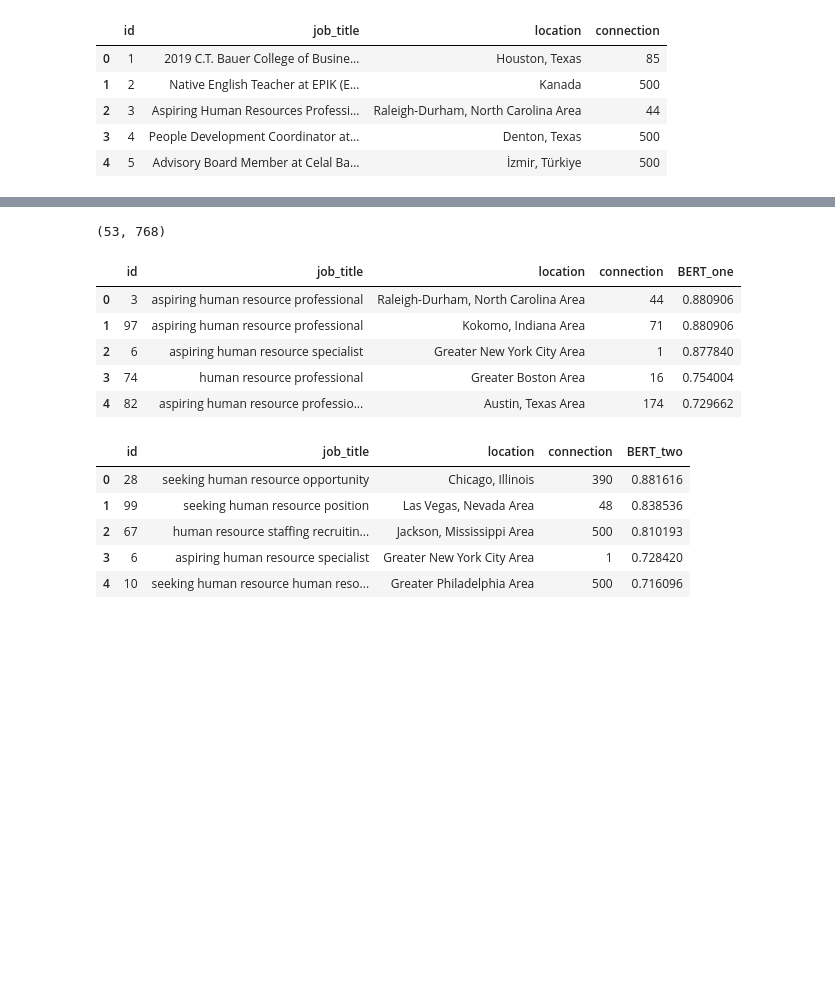
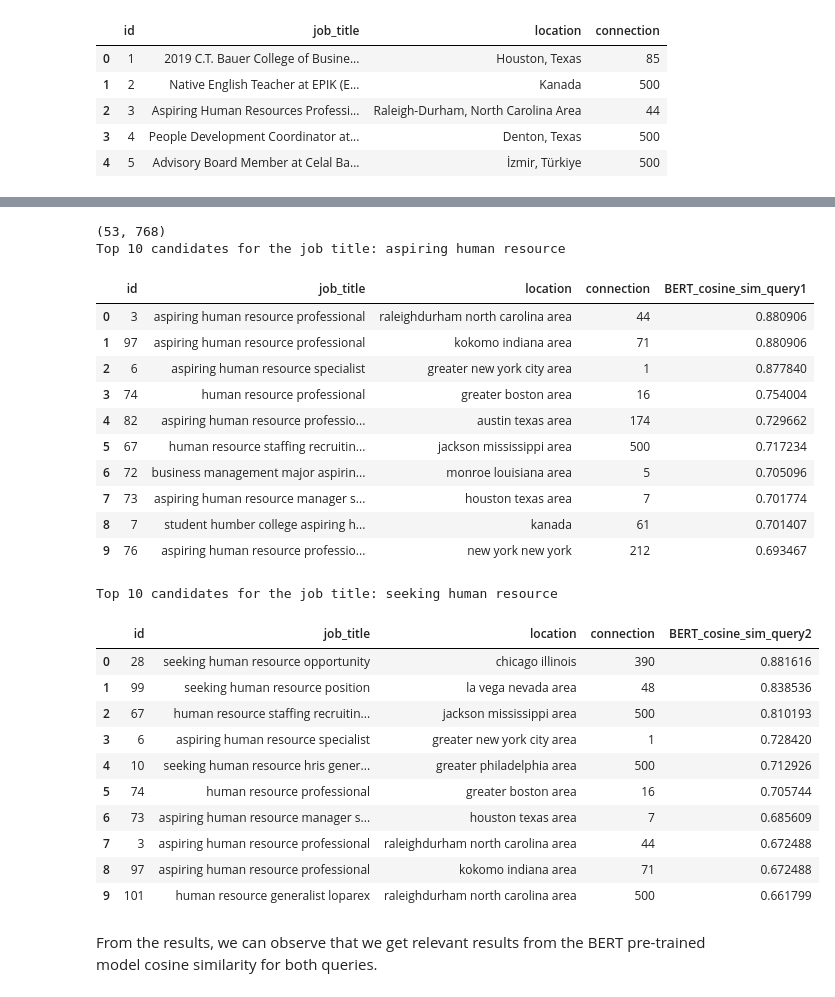
Before and after one commit to sudarshanng7/oSD8VE4tiyrrxCdC, a Jupyter notebook: potential-candidates.ipynb, the cells around one changed output, grey strips where cells are left out. Saved outputs shown, nothing was run; the diff lists cells and outputs as text; code cells hidden in the pictures; blank space fills up the shorter version.

```diff
--- a/potential-candidates.ipynb
+++ b/potential-candidates.ipynb
@@ -55,0 +187,14 @@ df.head()
+# %%
+df['location'] = pre_processing(df['location'])
+print("Total Unique locations: ", len(df.location.value_counts()))
+
+# Top 10 locations
+plt.figure(figsize=(10, 5))
+plt.bar(df.location.value_counts().index[: 10], df.location.value_counts()[: 10])
+plt.xticks(rotation=90)
+plt.title("Top 10 locations")
+plt.xlabel("Locations")
+plt.ylabel("Frequency")
+plt.show()
+
+generate_word_cloud(df['location'])
@@ -56,6 +253,11 @@ df.head()
 # %%
 df = df[~df.drop(["id"], axis=1).duplicated()]
 df.reset_index(inplace=True, drop=True)
-print(df.shape)
-df.head()
+print("Dataset Shape: ", df.shape)
+display(df.head())
+
+phrase_one = clean_phrase("Aspiring human resources")
+print("Pre-processed query1: ", phrase_one)
+phrase_two = clean_phrase("Seeking human resources")
+print("Pre-processed query2: ", phrase_two)
 # %% [output]
@@ -191,28 +355,44 @@ check_similarity("tf_idf_two", tf_idf_embeddings, X_search_two)
 # %%
 # BERT Model
 
 s_embedder = SentenceTransformer('all-mpnet-base-v2')
 # s_embedder = SentenceTransformer('bert-base-nli-mean-tokens')
 bert_embeddings = s_embedder.encode(df.job_title)
 
 print(bert_embeddings.shape)
 
 X_search_one = s_embedder.encode(phrase_one)
 X_search_two = s_embedder.encode(phrase_two)
 
-check_similarity("BERT_one", bert_embeddings, X_search_one)
-check_similarity("BERT_two", bert_embeddings, X_search_two)
+print("Top 10 candidates for the job title:", phrase_one)
+bert_similarity_query1 = check_similarity("BERT_cosine_sim_query1", bert_embeddings, X_search_one)
+print("Top 10 candidates for the job title:", phrase_two)
+bert_similarity_query2 = check_similarity("BERT_cosine_sim_query2", bert_embeddings, X_search_two)
 # %% [output]
 (53, 768)
+Top 10 candidates for the job title: aspiring human resource
-|  | id | job_title | location | connection | BERT_one |
-| 0 | 3 | aspiring human resource professional | Raleigh-Durham, North Carolina Area | 44 | 0.880906 |
-| 1 | 97 | aspiring human resource professional | Kokomo, Indiana Area | 71 | 0.880906 |
-| 2 | 6 | aspiring human resource specialist | Greater New York City Area | 1 | 0.877840 |
-| 3 | 74 | human resource professional | Greater Boston Area | 16 | 0.754004 |
-| 4 | 82 | aspiring human resource professio... | Austin, Texas Area | 174 | 0.729662 |
+|  | id | job_title | location | connection | BERT_cosine_sim_query1 |
+| 0 | 3 | aspiring human resource professional | raleighdurham north carolina area | 44 | 0.880906 |
+| 1 | 97 | aspiring human resource professional | kokomo indiana area | 71 | 0.880906 |
+| 2 | 6 | aspiring human resource specialist | greater new york city area | 1 | 0.877840 |
+| 3 | 74 | human resource professional | greater boston area | 16 | 0.754004 |
+| 4 | 82 | aspiring human resource professio... | austin texas area | 174 | 0.729662 |
+| 5 | 67 | human resource staffing recruitin... | jackson mississippi area | 500 | 0.717234 |
+| 6 | 72 | business management major aspirin... | monroe louisiana area | 5 | 0.705096 |
+| 7 | 73 | aspiring human resource manager s... | houston texas area | 7 | 0.701774 |
+| 8 | 7 | student humber college aspiring h... | kanada | 61 | 0.701407 |
+| 9 | 76 | aspiring human resource professio... | new york new york | 212 | 0.693467 |
+Top 10 candidates for the job title: seeking human resource
-|  | id | job_title | location | connection | BERT_two |
-| 0 | 28 | seeking human resource opportunity | Chicago, Illinois | 390 | 0.881616 |
-| 1 | 99 | seeking human resource position | Las Vegas, Nevada Area | 48 | 0.838536 |
-| 2 | 67 | human resource staffing recruitin... | Jackson, Mississippi Area | 500 | 0.810193 |
-| 3 | 6 | aspiring human resource specialist | Greater New York City Area | 1 | 0.728420 |
-| 4 | 10 | seeking human resource human reso... | Greater Philadelphia Area | 500 | 0.716096 |
+|  | id | job_title | location | connection | BERT_cosine_sim_query2 |
+| 0 | 28 | seeking human resource opportunity | chicago illinois | 390 | 0.881616 |
+| 1 | 99 | seeking human resource position | la vega nevada area | 48 | 0.838536 |
+| 2 | 67 | human resource staffing recruitin... | jackson mississippi area | 500 | 0.810193 |
+| 3 | 6 | aspiring human resource specialist | greater new york city area | 1 | 0.728420 |
+| 4 | 10 | seeking human resource hris gener... | greater philadelphia area | 500 | 0.712926 |
+| 5 | 74 | human resource professional | greater boston area | 16 | 0.705744 |
+| 6 | 73 | aspiring human resource manager s... | houston texas area | 7 | 0.685609 |
+| 7 | 3 | aspiring human resource professional | raleighdurham north carolina area | 44 | 0.672488 |
+| 8 | 97 | aspiring human resource professional | kokomo indiana area | 71 | 0.672488 |
+| 9 | 101 | human resource generalist loparex | raleighdurham north carolina area | 500 | 0.661799 |
+# %% [markdown]
+From the results, we can observe that we get relevant results from the BERT pre-trained model cosine similarity for both queries.
```
Also changed, not shown: parts of 40 cells of this notebook.
